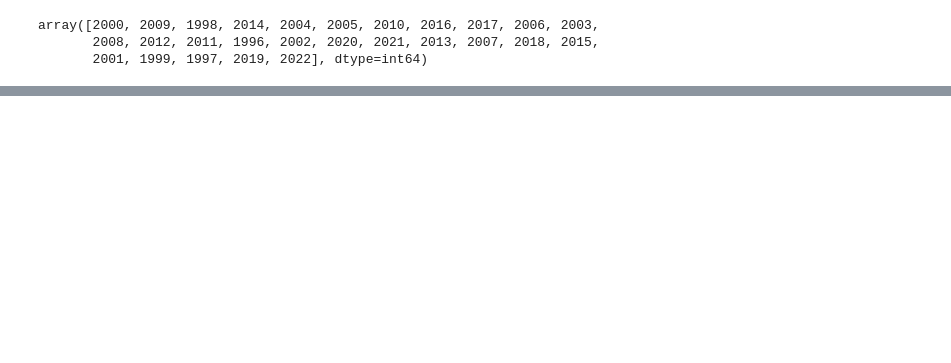
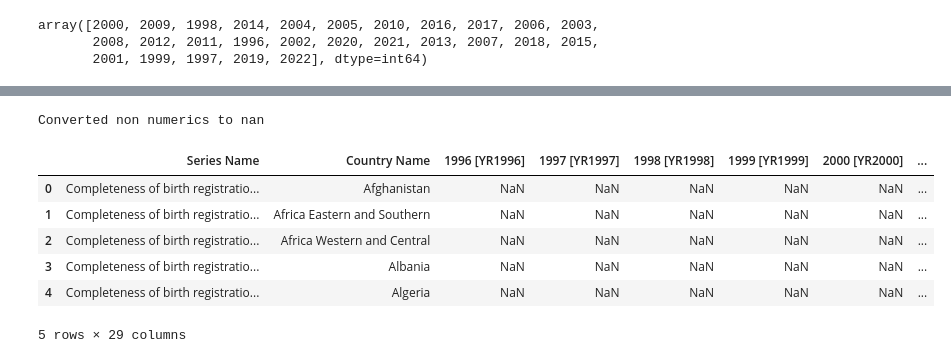
Before and after one commit to alevine5/MADS-Capstone, a Jupyter notebook: MLpipeline.ipynb, the cells around one changed output, grey strips where cells are left out. Cells and saved outputs as stored; diff of their text form; code cells hidden in the pictures; blank space fills up the shorter version.

```diff
--- a/MLpipeline.ipynb
+++ b/MLpipeline.ipynb
@@ -84,0 +91,3 @@ final_outbreak._append({"Year": 2020, "Country": "China"}, ignore_index=True)
+# %%
+country_data_raw = pd.read_csv(data_dir / "country_data" / "country_data.csv")
+country_data_raw.columns
@@ -84,0 +113,30 @@ final_outbreak._append({"Year": 2020, "Country": "China"}, ignore_index=True)
+# %%
+filtered_columns = ['Series Name', 'Country Name', '1996 [YR1996]', '1997 [YR1997]', '1998 [YR1998]', '1999 [YR1999]',
+       '2000 [YR2000]', '2001 [YR2001]', '2002 [YR2002]', '2003 [YR2003]',
+       '2004 [YR2004]', '2005 [YR2005]', '2006 [YR2006]', '2007 [YR2007]',
+       '2008 [YR2008]', '2009 [YR2009]', '2010 [YR2010]', '2011 [YR2011]',
+       '2012 [YR2012]', '2013 [YR2013]', '2014 [YR2014]', '2015 [YR2015]',
+       '2016 [YR2016]', '2017 [YR2017]', '2018 [YR2018]', '2019 [YR2019]',
+       '2020 [YR2020]', '2021 [YR2021]', '2022 [YR2022]']
+country_data = country_data_raw[filtered_columns].iloc[:-5] # Getting rid of data description at the bottom
+# %%
+# Making custom interpolation function since np's is being weird
+def convert_values(series):
+    return [np.nan if num == '..' else pd.to_numeric(num) for num in series]
+# %%
+# converting strings to nan
+dropped_cols = ['Series Name', 'Country Name']
+df_subset = country_data.drop(columns=dropped_cols)
+df_filled = df_subset.apply(convert_values)
+print("Converted non numerics to nan")
+country_final = pd.concat([country_data[dropped_cols], df_filled], axis=1)
+country_final.head()
+# %% [output]
+Converted non numerics to nan
+|  | Series Name | Country Name | 1996 [YR1996] | 1997 [YR1997] | 1998 [YR1998] | 1999 [YR1999] | 2000 [YR2000] | ... |
+| 0 | Completeness of birth registratio... | Afghanistan | NaN | NaN | NaN | NaN | NaN | ... |
+| 1 | Completeness of birth registratio... | Africa Eastern and Southern | NaN | NaN | NaN | NaN | NaN | ... |
+| 2 | Completeness of birth registratio... | Africa Western and Central | NaN | NaN | NaN | NaN | NaN | ... |
+| 3 | Completeness of birth registratio... | Albania | NaN | NaN | NaN | NaN | NaN | ... |
+| 4 | Completeness of birth registratio... | Algeria | NaN | NaN | NaN | NaN | NaN | ... |
+5 rows × 29 columns
```
Also changed, not shown: parts of 16 cells of this notebook.
